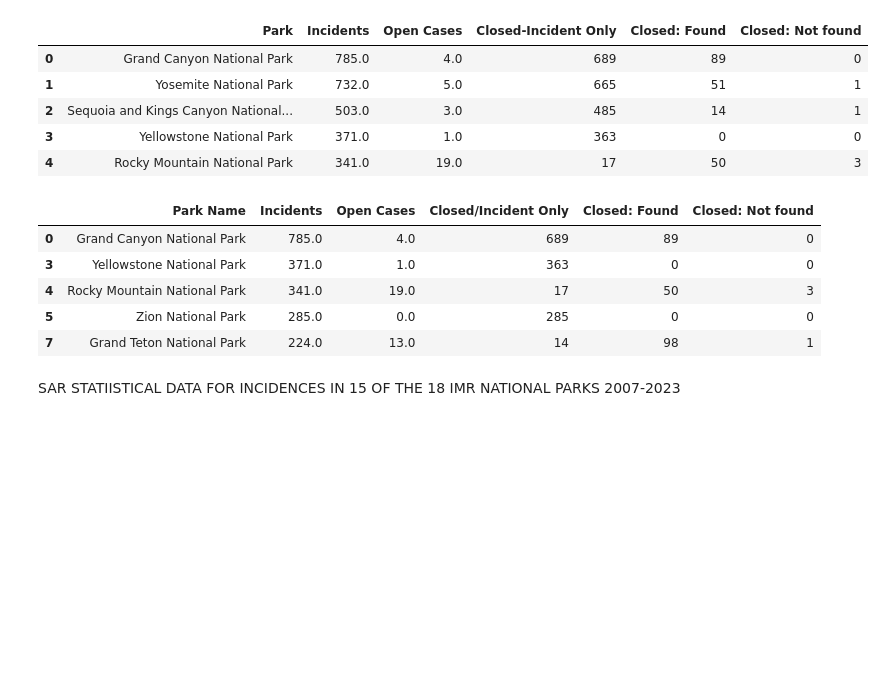
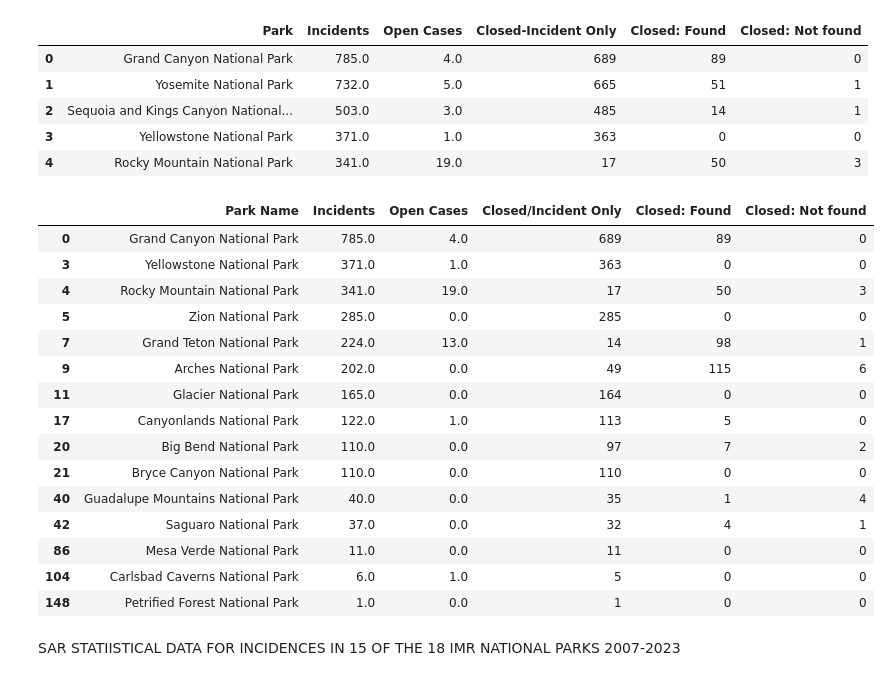
Before and after one commit to GGRAN24/Capstone_NParks, a Jupyter notebook: Capstone(a).ipynb, the cells around one changed output. Cells and saved outputs as stored; diff of their text form; code cells hidden in the pictures; blank space fills up the shorter version.

```diff
--- a/Capstone(a).ipynb
+++ b/Capstone(a).ipynb
@@ -1249,14 +1272,24 @@ SAR_df=SAR_df.rename(columns={'Park':'Park Name','Closed-Incident Only':'Closed/
 # %%
 List=['Petrified Forest National Park','Big Bend National Park','Carlsbad Caverns National Park','Arches National Park','Guadalupe Mountains National Park','Mesa Verde National Park','Bryce Canyon National Park','White Sands National Park','Great Sand Dunes National Park & Preserve','Glacier National Park','Saguaro National Park','Canyonlands National Park','Rocky Mountain National Park','Yellowstone National Park','Zion National Park','Grand Teton National Park','Grand Canyon National Park','Black Canyon Of The Gunnison National Park',]
 SAR=SAR_df.loc[SAR_df['Park Name'].isin(List)]
-SAR.head()
+SAR.head(15)
 # %% [output]
 |  | Park Name | Incidents | Open Cases | Closed/Incident Only | Closed: Found | Closed: Not found |
 | 0 | Grand Canyon National Park | 785.0 | 4.0 | 689 | 89 | 0 |
 | 3 | Yellowstone National Park | 371.0 | 1.0 | 363 | 0 | 0 |
 | 4 | Rocky Mountain National Park | 341.0 | 19.0 | 17 | 50 | 3 |
 | 5 | Zion National Park | 285.0 | 0.0 | 285 | 0 | 0 |
 | 7 | Grand Teton National Park | 224.0 | 13.0 | 14 | 98 | 1 |
+| 9 | Arches National Park | 202.0 | 0.0 | 49 | 115 | 6 |
+| 11 | Glacier National Park | 165.0 | 0.0 | 164 | 0 | 0 |
+| 17 | Canyonlands National Park | 122.0 | 1.0 | 113 | 5 | 0 |
+| 20 | Big Bend National Park | 110.0 | 0.0 | 97 | 7 | 2 |
+| 21 | Bryce Canyon National Park | 110.0 | 0.0 | 110 | 0 | 0 |
+| 40 | Guadalupe Mountains National Park | 40.0 | 0.0 | 35 | 1 | 4 |
+| 42 | Saguaro National Park | 37.0 | 0.0 | 32 | 4 | 1 |
+| 86 | Mesa Verde National Park | 11.0 | 0.0 | 11 | 0 | 0 |
+| 104 | Carlsbad Caverns National Park | 6.0 | 1.0 | 5 | 0 | 0 |
+| 148 | Petrified Forest National Park | 1.0 | 0.0 | 1 | 0 | 0 |
 # %% [markdown]
 SAR STATIISTICAL DATA FOR INCIDENCES IN 15 OF THE 18 IMR NATIONAL PARKS 2007-2023
 # %%
```
Also changed, not shown: parts of 45 cells of this notebook.
